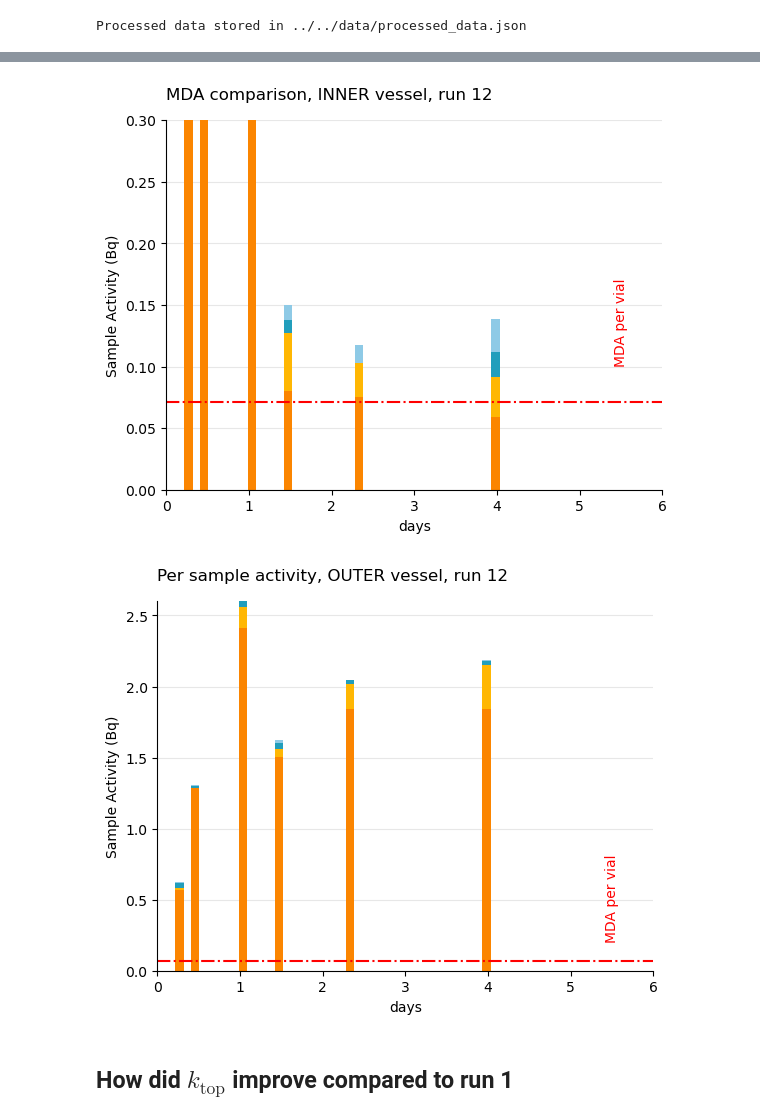
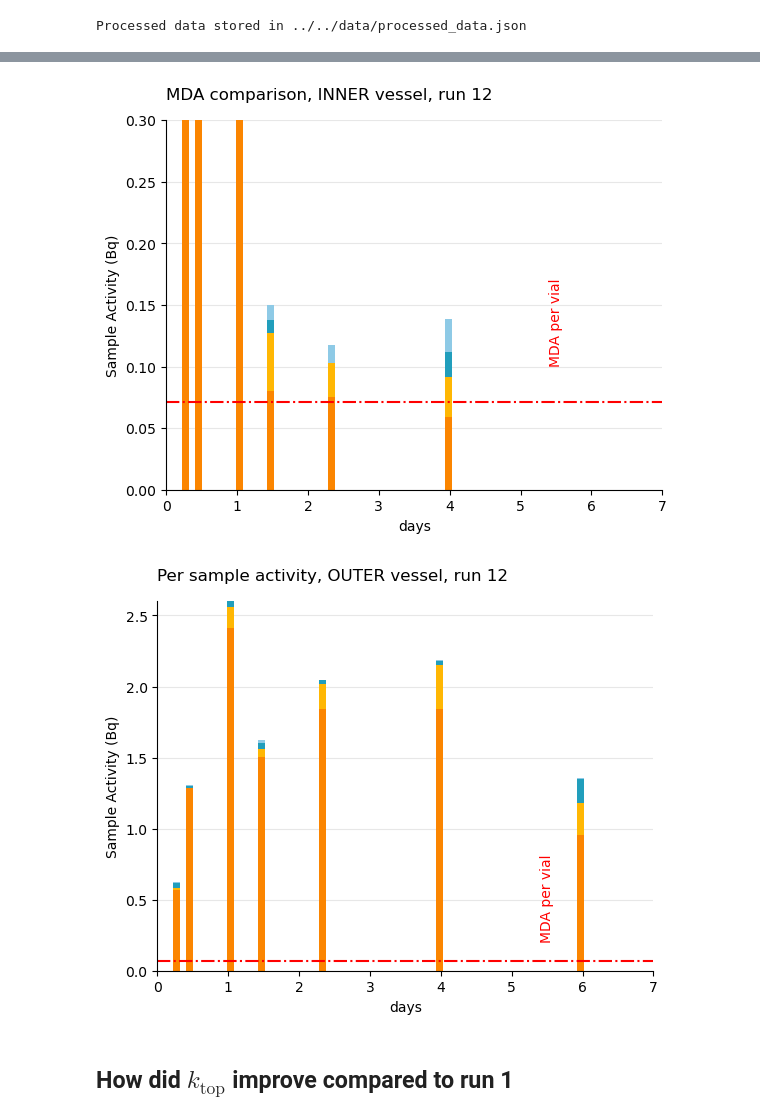
Before and after one commit to LIBRA-project/BABY-1L-run-12, a Jupyter notebook: analysis/tritium/tritium_model.ipynb, the cells around one changed output, grey strips where cells are left out. Saved outputs shown, nothing was run; the diff lists cells and outputs as text; code cells hidden in the pictures.

```diff
--- a/analysis/tritium/tritium_model.ipynb
+++ b/analysis/tritium/tritium_model.ipynb
@@ -252,7 +252,7 @@ plt.annotate(
 
 plt.grid(True, axis="y", alpha=0.3)
 plt.ylim(bottom=0 * ureg.Bq, top = 0.3 * ureg.Bq)
-plt.xlim(0, 6)
+plt.xlim(0, 7)
 plt.ylabel("Sample Activity (Bq)")
 plt.xlabel("days")
 plt.title("MDA comparison, INNER vessel, run 12", loc="left", pad=15)
@@ -264,7 +264,7 @@ plot_bars(OV_stream, index=[time.to(ureg.day) for time in replacement_times_wall
 
 plt.grid(True, axis="y", alpha=0.3)
 # plt.ylim(bottom=0 * ureg.Bq)
-plt.xlim(0, 6)
+plt.xlim(0, 7)
 plt.ylabel("Sample Activity (Bq)")
 plt.xlabel("days")
 plt.title("Per sample activity, OUTER vessel, run 12", loc="left", pad=15)
@@ -290,5 +290,5 @@ plt.show()
-[figure, old version]
+[figure, new version]
-[figure, old version]
+[figure, new version]
 # %% [markdown]
 ## How did $k_\mathrm{top}$ improve compared to run 1
 # %%
```
Also changed, not shown: parts of 7 cells of this notebook, 1 other file.
